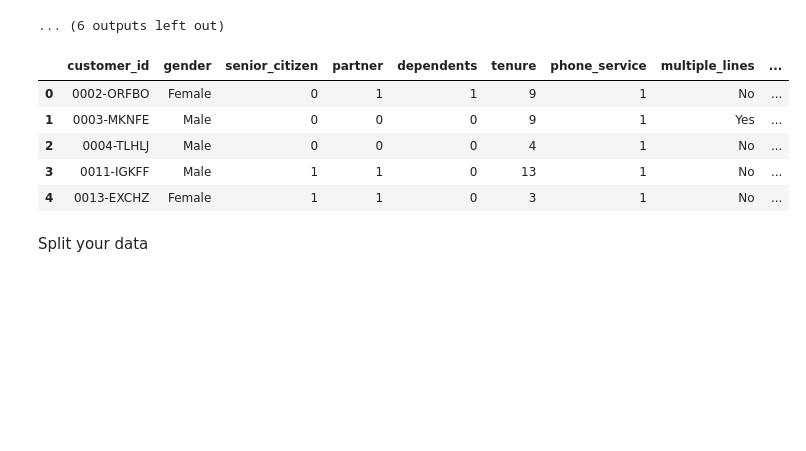
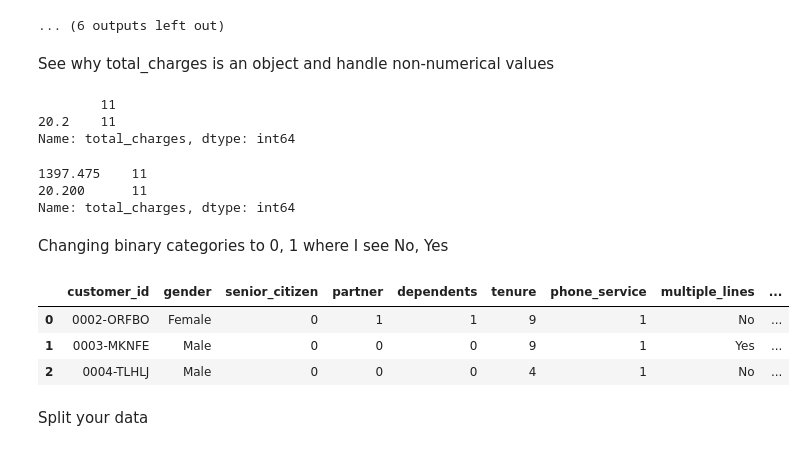
Before and after one commit to martin-reyes/5_classification-exercises, a Jupyter notebook: classification_exercises.ipynb, the cells around one changed output. Drawn from its saved outputs; the diff is of its cells as text; code cells hidden in the pictures; blank space fills up the shorter version.

```diff
--- a/classification_exercises.ipynb
+++ b/classification_exercises.ipynb
@@ -391,6 +421,26 @@ Yes                    2732
 No internet service    1526
 Name: streaming_movies, dtype: int64
 ... (6 outputs left out)
+# %% [markdown]
+See why total_charges is an object and handle non-numerical values
+# %%
+telco['total_charges'].value_counts().head(2)
+# %% [output]
+        11
+20.2    11
+Name: total_charges, dtype: int64
+# %%
+# replace empty space with np.nan and convert column to float
+telco['total_charges'] = telco['total_charges'].replace(' ', np.nan).astype(float)
+# impute median
+telco['total_charges'] = telco['total_charges'].fillna(telco['total_charges'].median())
+telco['total_charges'].value_counts(dropna=False).head(2)
+# %% [output]
+1397.475    11
+20.200      11
+Name: total_charges, dtype: int64
+# %% [markdown]
+Changing binary categories to 0, 1 where I see No, Yes
 # %%
 binary_cols = ['partner','dependents','phone_service', 'paperless_billing', 'churn']
 for col in binary_cols:
@@ -407,14 +457,12 @@ telco.columns = [col.lower().replace(" ", "_") for col in telco.columns]
 # %%
 # Create a function named prep_telco that accepts the raw telco data,
 # and returns the data with the transformations above applied.
-telco.head()
+p.prep_telco().head(3)
 # %% [output]
 |  | customer_id | gender | senior_citizen | partner | dependents | tenure | phone_service | multiple_lines | ... |
 | 0 | 0002-ORFBO | Female | 0 | 1 | 1 | 9 | 1 | No | ... |
 | 1 | 0003-MKNFE | Male | 0 | 0 | 0 | 9 | 1 | Yes | ... |
 | 2 | 0004-TLHLJ | Male | 0 | 0 | 0 | 4 | 1 | No | ... |
-| 3 | 0011-IGKFF | Male | 1 | 1 | 0 | 13 | 1 | No | ... |
-| 4 | 0013-EXCHZ | Female | 1 | 1 | 0 | 3 | 1 | No | ... |
 # %% [markdown]
 Split your data
 # %%
```
Also changed, not shown: parts of 82 cells of this notebook, 2 other files.
